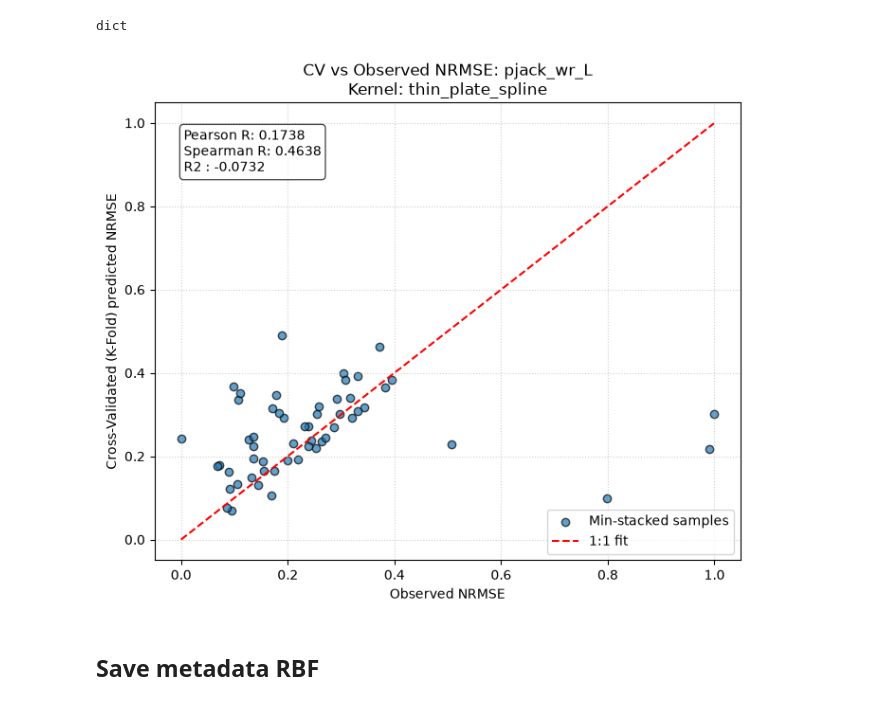
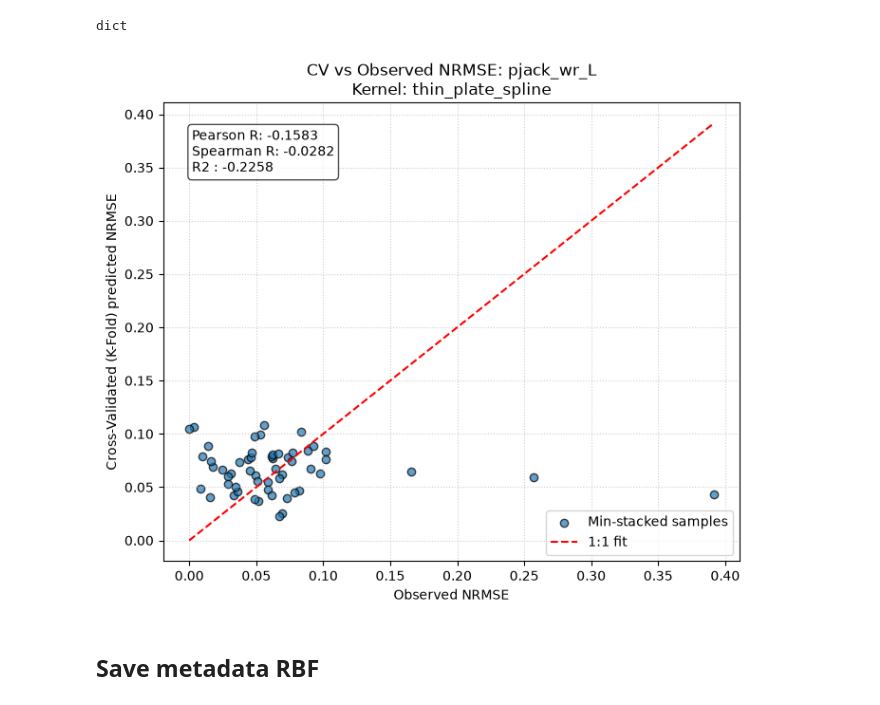
Before and after one commit to Leo-kp/Line_source_SA, a Jupyter notebook: Hyper_tuning.ipynb, the cells around one changed output. Drawn from its saved outputs; the diff is of its cells as text; code cells hidden in the pictures.

```diff
--- a/Hyper_tuning.ipynb
+++ b/Hyper_tuning.ipynb
@@ -298,13 +365,17 @@ def analysis_dist(series: pd.Series, name: str = None) -> dict:
 # %%
 #prepare
 
-rmse=[objective_function(iter_,field_data) for iter_ in iter_list]
-rmse = np.array(rmse)
-sampling_data['rmse'] = rmse
+# rmse=[objective_function(iter_,field_data) for iter_ in iter_list]
+# rmse = np.array(rmse)
+# sampling_data['rmse'] = rmse
 
 rmsle=[rmsle_ep(iter_,field_data) for iter_ in iter_list]
 rmsle = np.array(rmsle)
 sampling_data['rmsle'] = rmsle
+
+# rmse_yj=[rmse_yeo(iter_,field_data) for iter_ in iter_list]
+# rmse_yj = np.array(rmse_yj)
+# sampling_data['rmse_yj'] = rmse_yj
 # %%
 #pre-stack checking
 
@@ -359,4 +430,3 @@ for name, slice in stacked_df[combo_check].items():
 The transformation is given in new variables with log10
 # %%
 sampling_data['log_sf0'] = np.log(sampling_data['sf0'])
-sampling_data['log_rmse'] = np.log10(sampling_data['rmse'])
@@ -435,7 +515,7 @@ Traceability metadata exported succesfully:
 # %% [markdown]
 # RBF Interpolator
 # %%
-sampling_data_ready= sampling_data[['pjack','wr','L', 'log_rmse']].copy()
+sampling_data_ready= sampling_data[['pjack','wr','L', 'rmsle']].copy()
 # %%
 columns = sampling_data_ready.columns[:-1].tolist()
 print(columns)
@@ -487,9 +567,9 @@ def plot_cv_vs_obs(bundle_):
     plt.tight_layout()
     plt.show()
 # %%
-plot_cv_vs_obs(bundle)
+graph = plot_cv_vs_obs(bundle)
 # %% [output]
-[figure, old version]
+[figure, new version]
 # %% [markdown]
 ## Save metadata RBF
 # %%
```
Also changed, not shown: parts of 12 cells of this notebook.
